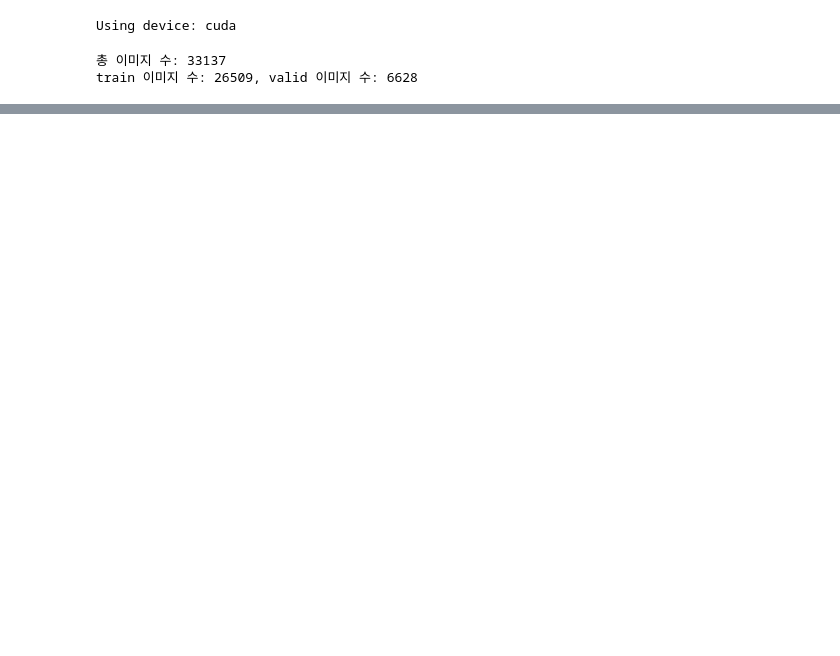
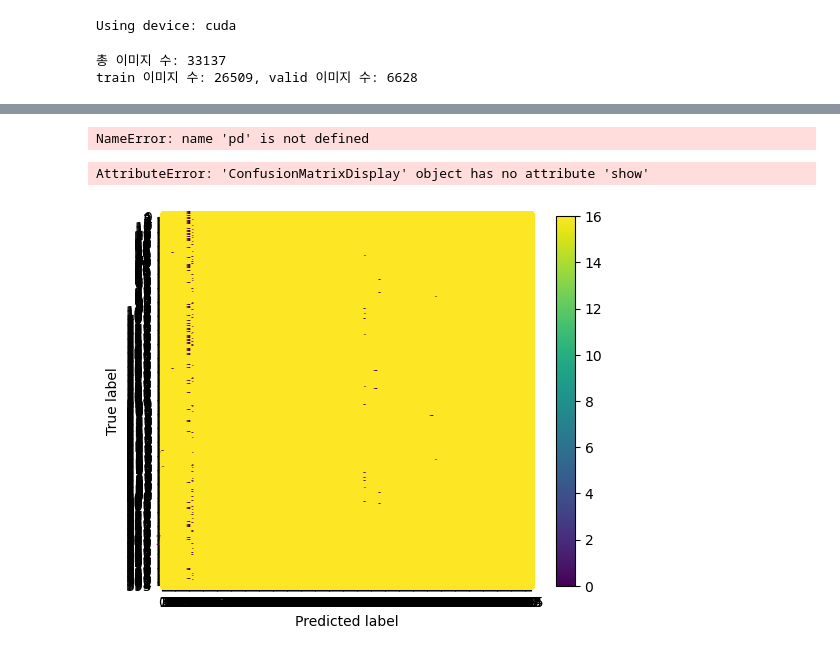
Before and after one commit to yumyumpot/chorongyi, a Jupyter notebook: ai/notebooks/03_1_base_line_efficientnet_b4.ipynb, the cells around one changed output, grey strips where cells are left out. Saved outputs shown, nothing was run; the diff lists cells and outputs as text; code cells hidden in the pictures; blank space fills up the shorter version.

```diff
--- a/ai/notebooks/03_1_base_line_efficientnet_b4.ipynb
+++ b/ai/notebooks/03_1_base_line_efficientnet_b4.ipynb
@@ -212,7 +212,7 @@ for epoch in range(CFG['EPOCHS']):
     # Best model 저장
     if val_logloss < best_logloss:
         best_logloss = val_logloss
-        torch.save(model.state_dict(), f'best_model.pth')
+        torch.save(model.state_dict(), f'../models/checkpoints/EfficientNet_B4_best_model.pth')
         print(f"📦 Best model saved at epoch {epoch+1} (logloss: {val_logloss:.4f})")
 # %% [output]
 model : BaseModel(
@@ -271,10 +288,40 @@ pred = pd.DataFrame(results)
 # Submission
 
 submission = pd.read_csv('../data/raw/sample_submission.csv', encoding='utf-8-sig')
-
+import datetime
 # 'ID' 컬럼을 제외한 클래스 컬럼 정렬
 class_columns = submission.columns[1:]
 pred = pred[class_columns]
 
+model_name = model.backbone.__class__.__name__
+date_str = datetime.datetime.now().strftime("%Y%m%d_%H%M%S")
+save_dir = "../outputs/submissions"
+
+os.makedirs(save_dir, exist_ok=True)
+
 submission[class_columns] = pred.values
-submission.to_csv('baseline_submission.csv', index=False, encoding='utf-8-sig')
+submission.to_csv(f'{save_dir}/{model_name}_submission_{date_str}.csv', index=False, encoding='utf-8-sig')
+# %% [output]
+NameError: name 'pd' is not defined
+# %%
+from sklearn.metrics import confusion_matrix, ConfusionMatrixDisplay
+model = model.to(device)
+model.eval()
+all_preds = []
+all_labels = []
+
+with torch.no_grad():
+    for images, labels in val_loader:
+        images = images.to(device)
+        outputs = model(images)
+        _, predicted = torch.max(outputs, 1)
+        all_preds.extend(predicted.cpu().numpy())
+        all_labels.extend(labels.cpu().numpy())
+
+cm = confusion_matrix(all_labels, all_preds)
+disp = ConfusionMatrixDisplay(confusion_matrix=cm)
+disp.plot()
+disp.show()
+# %% [output]
+AttributeError: 'ConfusionMatrixDisplay' object has no attribute 'show'
+[figure, added]
```
Also changed, not shown: parts of 2 cells of this notebook, 8 other files.
